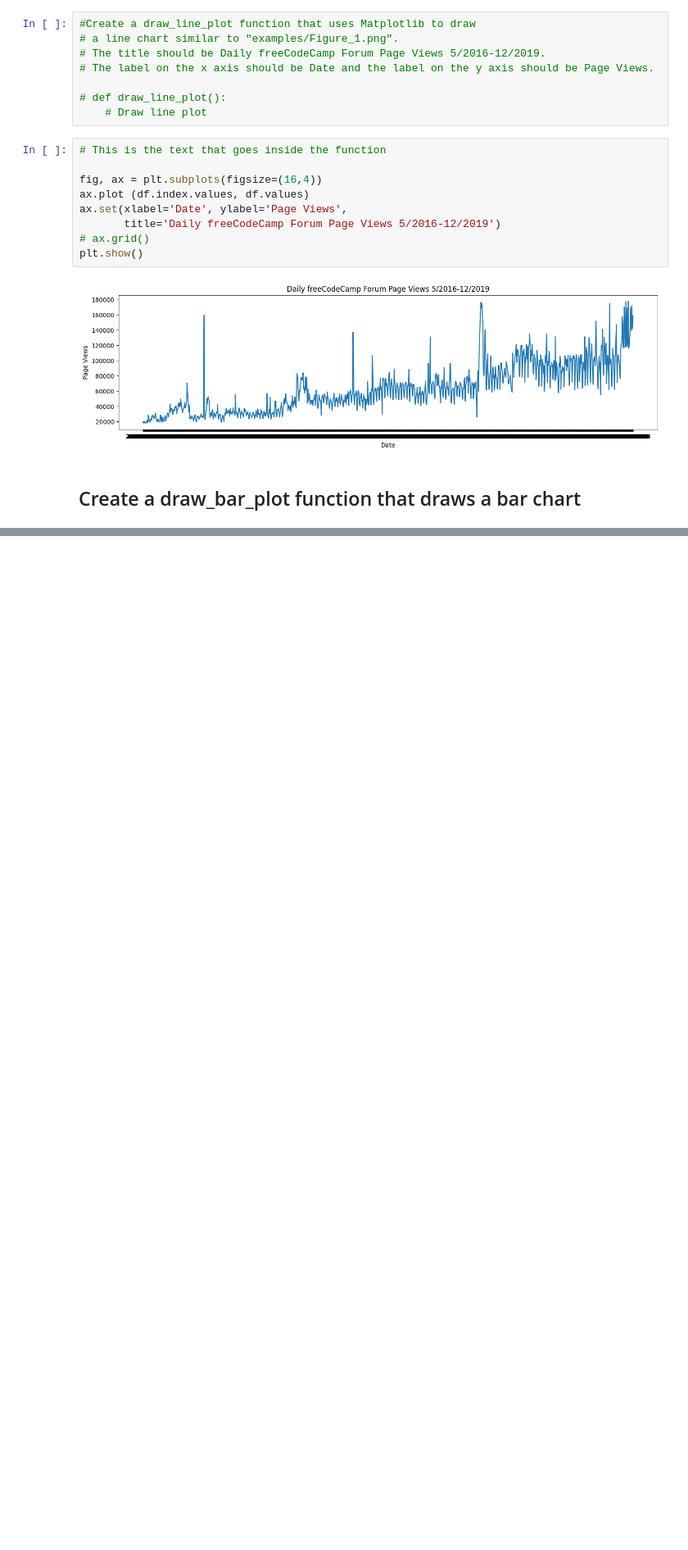
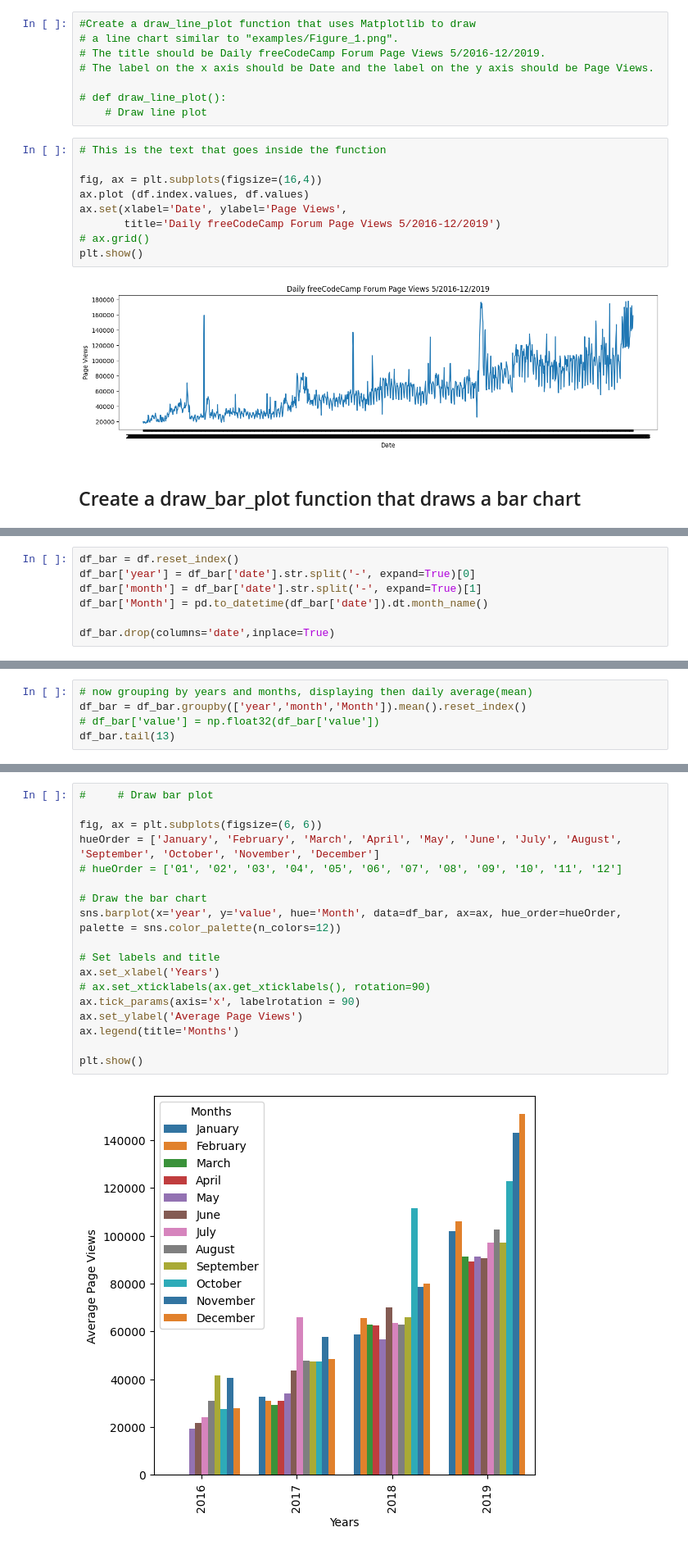
Before and after one commit to lemilosm/boilerplate-page-view-time-series-visualizer, a Jupyter notebook: testing.ipynb, the cells around one changed output, grey strips where cells are left out. Shown at 82% size. Drawn from its saved outputs; the diff is of its cells as text; blank space fills up the shorter version.

Commit message:
partial completion up to draw_bar_plot function

```diff
--- a/testing.ipynb
+++ b/testing.ipynb
@@ -248,0 +263,7 @@ plt.show()
+# %%
+df_bar = df.reset_index()
+df_bar['year'] = df_bar['date'].str.split('-', expand=True)[0]
+df_bar['month'] = df_bar['date'].str.split('-', expand=True)[1]
+df_bar['Month'] = pd.to_datetime(df_bar['date']).dt.month_name()
+
+df_bar.drop(columns='date',inplace=True)
@@ -248,0 +277,5 @@ plt.show()
+# %%
+# now grouping by years and months, displaying then daily average(mean)
+df_bar = df_bar.groupby(['year','month','Month']).mean().reset_index()
+# df_bar['value'] = np.float32(df_bar['value'])
+df_bar.tail(13)
@@ -249,3 +311,23 @@ plt.show()
+# %%
+#     # Draw bar plot
+
+fig, ax = plt.subplots(figsize=(6, 6))
+hueOrder = ['January', 'February', 'March', 'April', 'May', 'June', 'July', 'August', 'September', 'October', 'November', 'December']
+# hueOrder = ['01', '02', '03', '04', '05', '06', '07', '08', '09', '10', '11', '12']
+
+# Draw the bar chart
+sns.barplot(x='year', y='value', hue='Month', data=df_bar, ax=ax, hue_order=hueOrder,  palette = sns.color_palette(n_colors=12))
+
+# Set labels and title
+ax.set_xlabel('Years')
+# ax.set_xticklabels(ax.get_xticklabels(), rotation=90)
+ax.tick_params(axis='x', labelrotation = 90)
+ax.set_ylabel('Average Page Views')
+ax.legend(title='Months')
+
+plt.show()
+# %% [output]
+[figure, added]
 # %%
 # Create a draw_bar_plot function that draws a bar chart similar to "examples/Figure_2.png".
 # It should show average daily page views for each month grouped by year.
```
Also changed, not shown: parts of 14 cells of this notebook, 3 other files.
